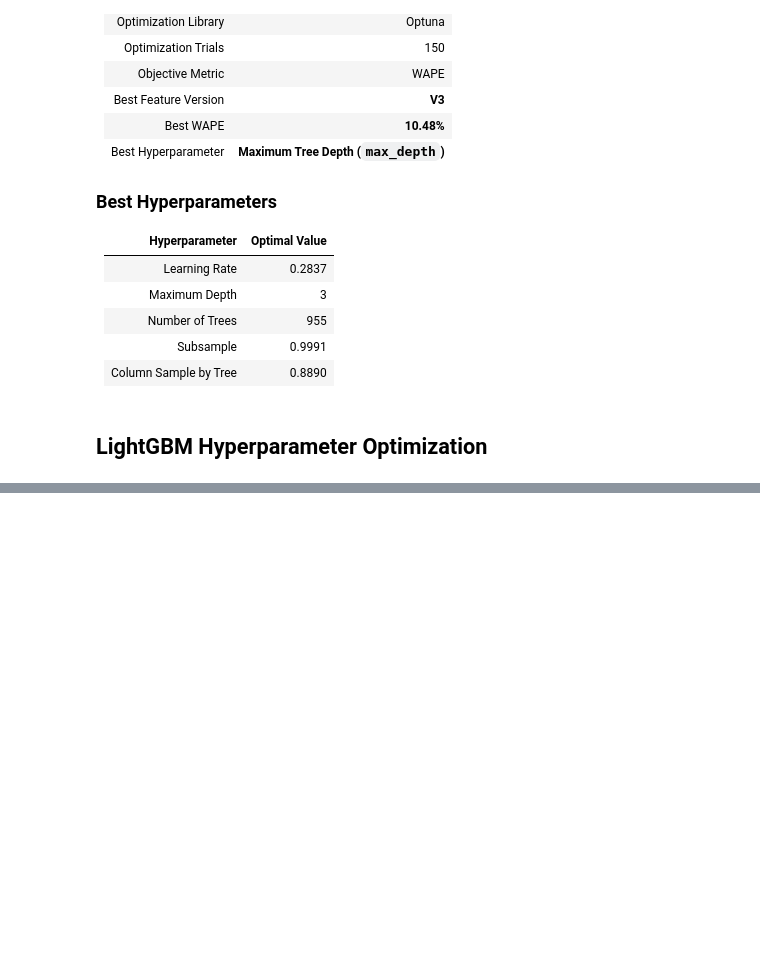
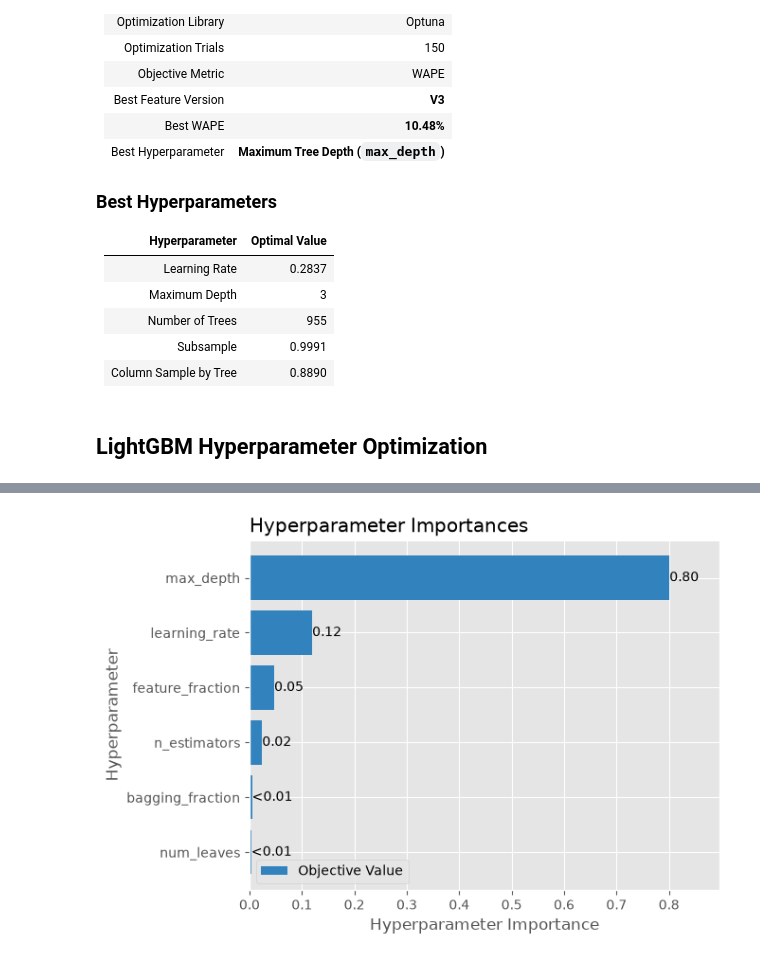
Before and after one commit to DivjyotSinghSuri/GridSight, a Jupyter notebook: notebooks/02_hyperparameter_tuning.ipynb, the cells around one changed output, grey strips where cells are left out. Saved outputs shown, nothing was run; the diff lists cells and outputs as text; code cells hidden in the pictures; blank space fills up the shorter version.

```diff
--- a/notebooks/02_hyperparameter_tuning.ipynb
+++ b/notebooks/02_hyperparameter_tuning.ipynb
@@ -444,0 +663,5 @@ plt.show()
+# %%
+optuna.visualization.matplotlib.plot_param_importances(study)
+plt.show()
+# %% [output]
+[figure, added]
```
Also changed, not shown: parts of 37 cells of this notebook, 4 other files.
